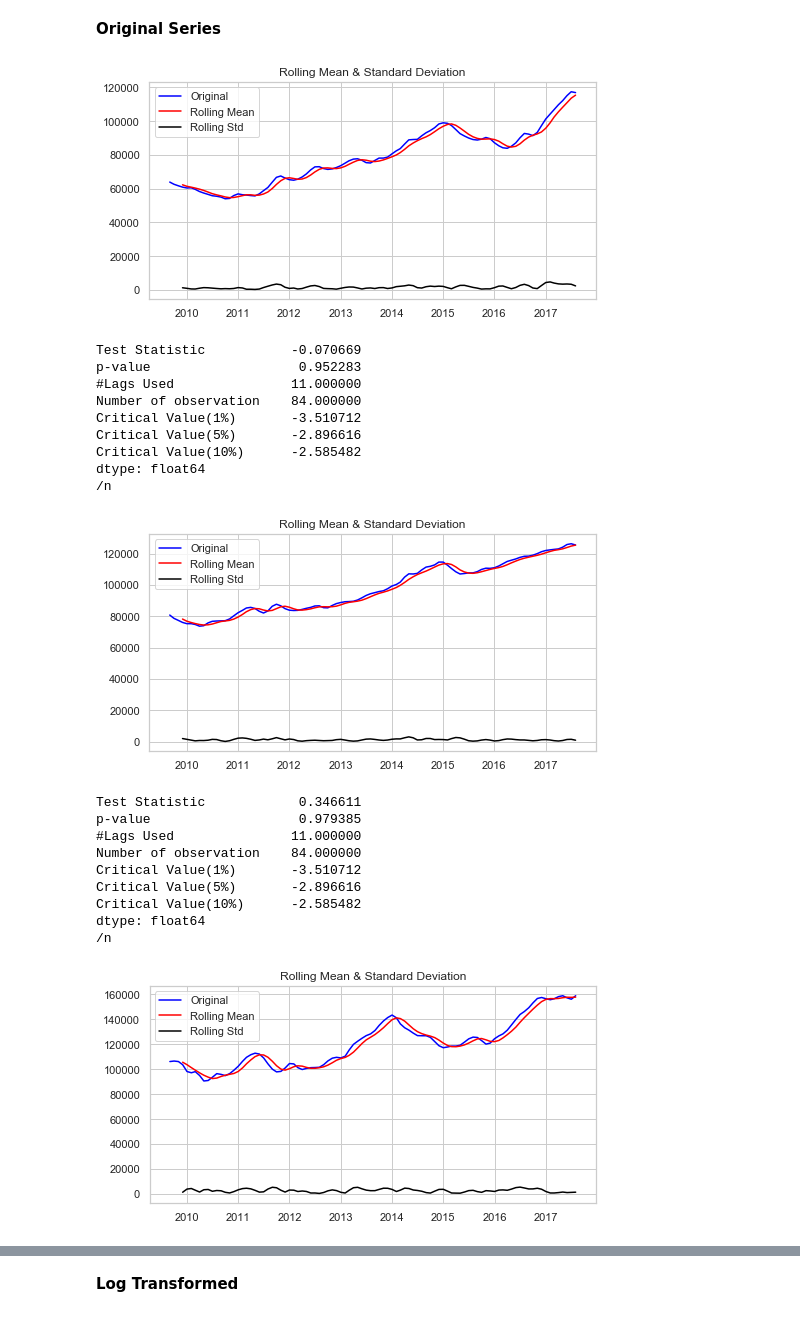
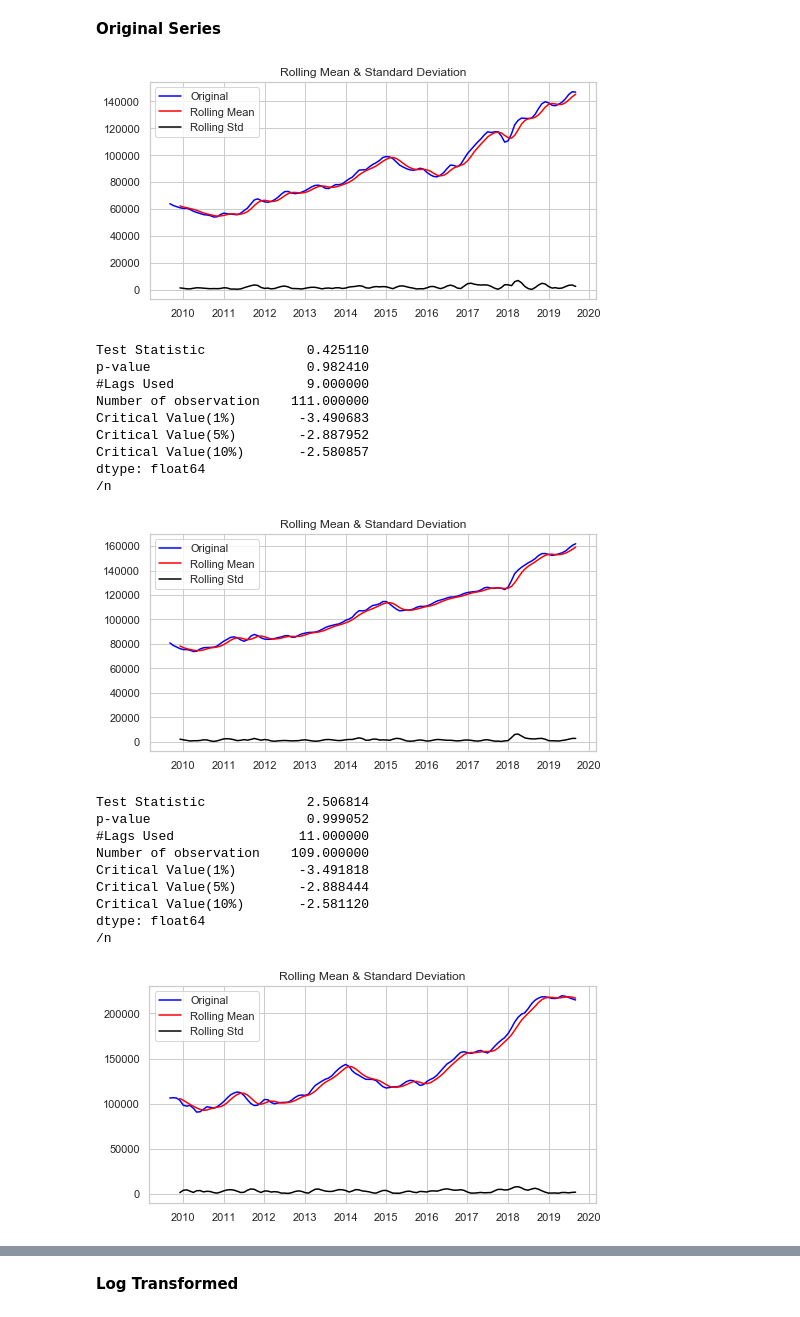
Before and after one commit to Francismorales/Time_Series_Forecasting_RealEstateNWA, a Jupyter notebook: mod_4_starter_notebook.ipynb, the cells around one changed output, grey strips where cells are left out. Saved outputs shown, nothing was run; the diff lists cells and outputs as text; code cells hidden in the pictures.

```diff
--- a/mod_4_starter_notebook.ipynb
+++ b/mod_4_starter_notebook.ipynb
@@ -349,3 +349,6 @@ Centerton = dfARStudy.loc[dfARStudy['City'] == 'Centerton']
 
 #Rogers has 2 zipcodes and we need a single value per time period
 Rogers = Rogers.groupby(['time','City', 'State', 'Metro', 'CountyName']).mean().reset_index()
+# %%
+#list of df
+Cityts = [Decatur, Gentry, Garfield, Bentonville, Rogers, PeaRidge, Lowell, Centerton]
@@ -352,3 +357,8 @@ Rogers = Rogers.groupby(['time','City', 'State', 'Metro', 'CountyName']).mean().
+# %%
+#Drop unnecessary columns in preparation for time series
+for i, df in enumerate(Cityts):
+    df.drop(columns=['RegionID', 'RegionName', 'City', 'State', 'Metro', 'CountyName', 'SizeRank', 'AvgPrice_2013', 'AvgPrice_2018', 'Increase'], inplace=True)
+    df.set_index('time', inplace=True)
 # %% [markdown]
 ##### Train/Test Split
 # %%
@@ -369,14 +379,14 @@ Test_list = [Decatur_test, Gentry_test, Garfield_test, Bentonville_test, Rogers_
 # %%
 #Drop unnecessary columns in preparation for time series
 #Train set
-for i, df in enumerate(Train_list):
-    df.drop(columns=['RegionID', 'RegionName', 'City', 'State', 'Metro', 'CountyName', 'SizeRank', 'AvgPrice_2013', 'AvgPrice_2018', 'Increase'], inplace=True)
-    df.set_index('time', inplace=True)
+# for i, df in enumerate(Train_list):
+#     df.drop(columns=['RegionID', 'RegionName', 'City', 'State', 'Metro', 'CountyName', 'SizeRank', 'AvgPrice_2013', 'AvgPrice_2018', 'Increase'], inplace=True)
+#     df.set_index('time', inplace=True)
 
-#Test set
-for i, df in enumerate(Test_list):
-    df.drop(columns=['RegionID', 'RegionName', 'City', 'State', 'Metro', 'CountyName', 'SizeRank', 'AvgPrice_2013', 'AvgPrice_2018', 'Increase'], inplace=True)
-    df.set_index('time', inplace=True)
+# #Test set
+# for i, df in enumerate(Test_list):
+#     df.drop(columns=['RegionID', 'RegionName', 'City', 'State', 'Metro', 'CountyName', 'SizeRank', 'AvgPrice_2013', 'AvgPrice_2018', 'Increase'], inplace=True)
+#     df.set_index('time', inplace=True)
 # %% [markdown]
 # Stationarity Test
 # %% [markdown]
@@ -388,31 +398,34 @@ Train_list = [Decatur_train, Gentry_train, Garfield_train, Bentonville_train, Ro
+# %%
+#list of ts
+Cityts = [Decatur, Gentry, Garfield, Bentonville, Rogers, PeaRidge, Lowell, Centerton]
 # %% [markdown]
 **Original Series**
 # %%
 #Run the Dikie Fuller test for each city under study to assess stationarity
-for i, df in enumerate(Train_list):
+for i, df in enumerate(Cityts):
     output = stationarityTest(df, 4)
 
     print(output)
     print('/n')
 # %% [output]
-[figure, old version]
+[figure, new version]
-Test Statistic           -0.070669
-p-value                   0.952283
-#Lags Used               11.000000
-Number of observation    84.000000
-Critical Value(1%)       -3.510712
-Critical Value(5%)       -2.896616
-Critical Value(10%)      -2.585482
+Test Statistic             0.425110
+p-value                    0.982410
+#Lags Used                 9.000000
+Number of observation    111.000000
+Critical Value(1%)        -3.490683
+Critical Value(5%)        -2.887952
+Critical Value(10%)       -2.580857
 dtype: float64
 /n
-[figure, old version]
+[figure, new version]
-Test Statistic            0.346611
-p-value                   0.979385
-#Lags Used               11.000000
-Number of observation    84.000000
-Critical Value(1%)       -3.510712
-Critical Value(5%)       -2.896616
-Critical Value(10%)      -2.585482
+Test Statistic             2.506814
+p-value                    0.999052
+#Lags Used                11.000000
+Number of observation    109.000000
+Critical Value(1%)        -3.491818
+Critical Value(5%)        -2.888444
+Critical Value(10%)       -2.581120
 dtype: float64
 /n
-[figure, old version]
+[figure, new version]
```
Also changed, not shown: parts of 44 cells of this notebook.
